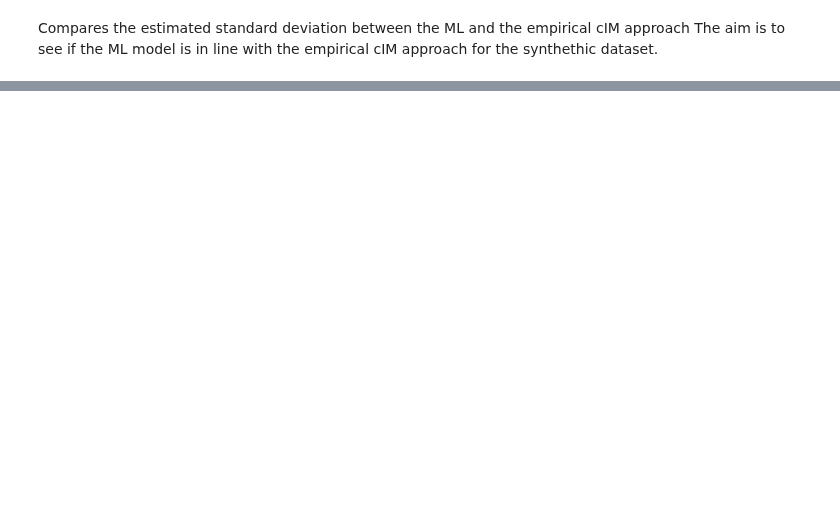
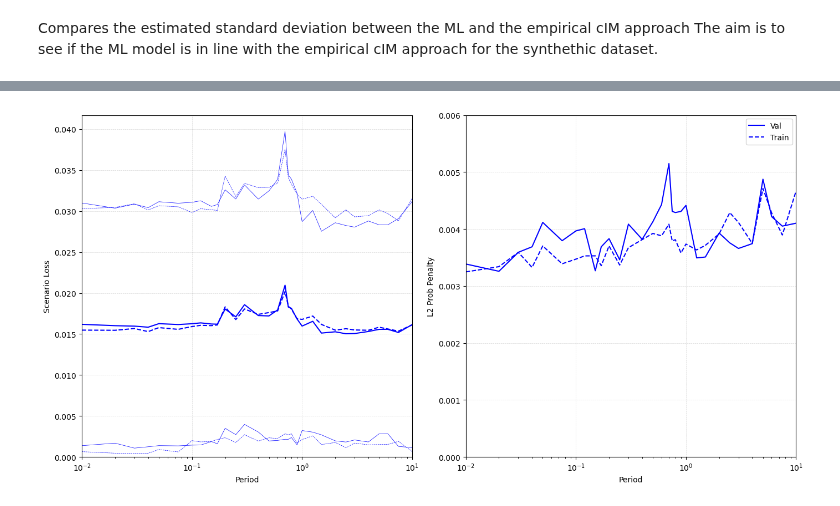
Before and after one commit to claudio525/post_event_gm_gnn, a Jupyter notebook: sim_ranking/explore/pred_std_comparison.ipynb, the cells around one changed output, grey strips where cells are left out. Drawn from its saved outputs; the diff is of its cells as text; code cells hidden in the pictures; blank space fills up the shorter version.

```diff
--- a/sim_ranking/explore/pred_std_comparison.ipynb
+++ b/sim_ranking/explore/pred_std_comparison.ipynb
@@ -81,0 +141,38 @@ fig.tight_layout()
+# %%
+ml_l2_prob_columns = [f"{cur_key}_l2_prob_penalty" for cur_key in sr.constants.PSA_KEYS]
+ml_sc_loss_columns = [f"{cur_key}_scenario_loss" for cur_key in sr.constants.PSA_KEYS]
+# %%
+# Look at the L2 prob penalty as a function of period
+fig, (ax1, ax2) = plt.subplots(1, 2, figsize=(14, 7))
+
+val_sc_loss_mean, val_sc_loss_std = val_sc_sum_df[ml_sc_loss_columns].mean(axis=0), val_sc_sum_df[ml_sc_loss_columns].std(axis=0)
+ax1.semilogx(sr.constants.PERIODS, val_sc_loss_mean, label="Val", c="b", linestyle="-")
+ax1.semilogx(sr.constants.PERIODS, val_sc_loss_mean + val_sc_loss_std, c="b", linestyle="-", linewidth=0.5)
+ax1.semilogx(sr.constants.PERIODS, val_sc_loss_mean - val_sc_loss_std, c="b", linestyle="-", linewidth=0.5)
+
+train_sc_loss_mean = train_sc_sum_df[ml_sc_loss_columns].mean(axis=0)
+train_sc_loss_std = train_sc_sum_df[ml_sc_loss_columns].std(axis=0)
+ax1.semilogx(sr.constants.PERIODS, train_sc_loss_mean, label="Train", c="b", linestyle="--")
+ax1.semilogx(sr.constants.PERIODS, train_sc_loss_mean + train_sc_loss_std, c="b", linestyle="--", linewidth=0.5)
+ax1.semilogx(sr.constants.PERIODS, train_sc_loss_mean - train_sc_loss_std, c="b", linestyle="--", linewidth=0.5)
+
+
+ax1.set_ylim(0, None)
+ax1.set_xlim(0.01, 10)
+ax1.grid(linewidth=0.5, alpha=0.5, linestyle="--")
+ax1.set_ylabel("Scenario Loss")
+ax1.set_xlabel("Period")
+
+ax2.semilogx(sr.constants.PERIODS, val_sc_sum_df[ml_l2_prob_columns].mean(axis=0), label="Val", c="b", linestyle="-")
+ax2.semilogx(sr.constants.PERIODS, train_sc_sum_df[ml_l2_prob_columns].mean(axis=0), label="Train", c="b", linestyle="--")
+
+ax2.set_xlabel("Period")
+ax2.set_ylabel("L2 Prob Penalty")
+ax2.set_xlim(0.01, 10)
+ax2.set_ylim(0, 0.006)
+ax2.grid(linewidth=0.5, alpha=0.5, linestyle="--")
+ax2.legend()
+
+fig.tight_layout()
+# %% [output]
+[figure, added]
```
Also changed, not shown: parts of 10 cells of this notebook, 6 other files.
